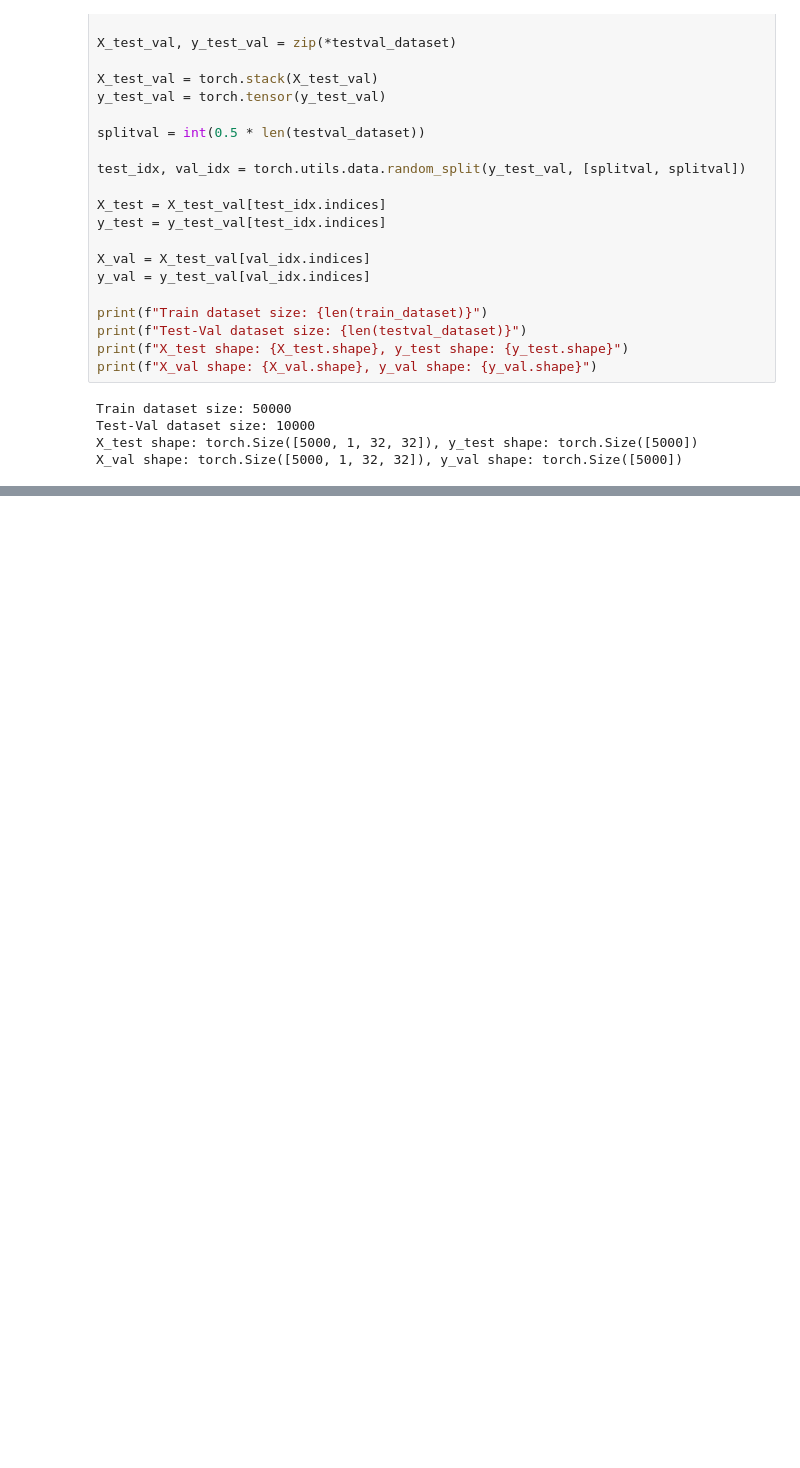
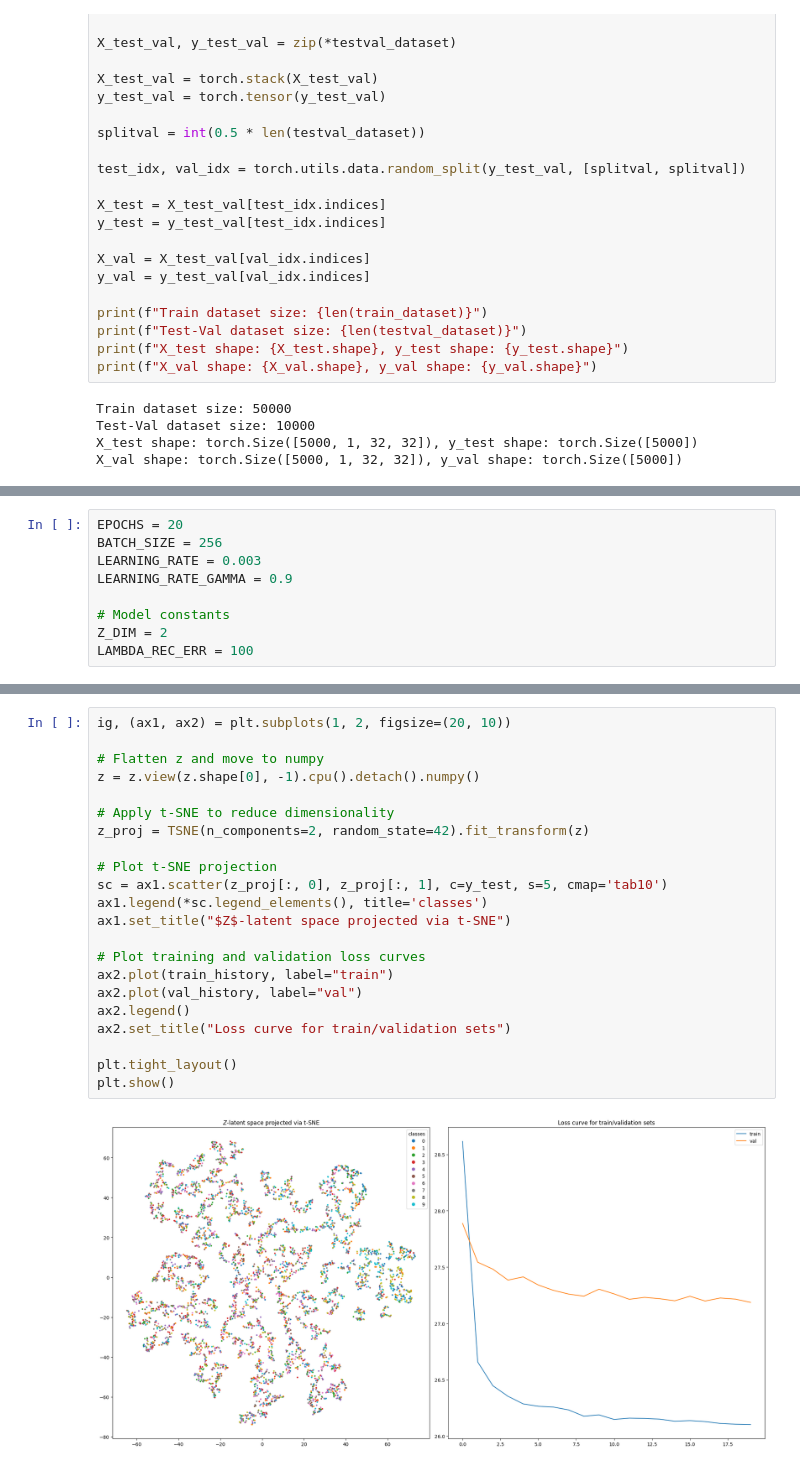
Before and after one commit to thmaz/encoders, a Jupyter notebook: encoders.ipynb, the cells around one changed output, grey strips where cells are left out. Saved outputs shown, nothing was run; the diff lists cells and outputs as text; blank space fills up the shorter version.

```diff
--- a/encoders.ipynb
+++ b/encoders.ipynb
@@ -264,0 +344,9 @@ plt.show()
+# %%
+EPOCHS = 20
+BATCH_SIZE = 256
+LEARNING_RATE = 0.003
+LEARNING_RATE_GAMMA = 0.9
+
+# Model constants
+Z_DIM = 2
+LAMBDA_REC_ERR = 100
@@ -264,0 +419,24 @@ plt.show()
+# %%
+ig, (ax1, ax2) = plt.subplots(1, 2, figsize=(20, 10))
+
+# Flatten z and move to numpy
+z = z.view(z.shape[0], -1).cpu().detach().numpy()
+
+# Apply t-SNE to reduce dimensionality
+z_proj = TSNE(n_components=2, random_state=42).fit_transform(z)
+
+# Plot t-SNE projection
+sc = ax1.scatter(z_proj[:, 0], z_proj[:, 1], c=y_test, s=5, cmap='tab10')
+ax1.legend(*sc.legend_elements(), title='classes')
+ax1.set_title("$Z$-latent space projected via t-SNE")
+
+# Plot training and validation loss curves
+ax2.plot(train_history, label="train")
+ax2.plot(val_history, label="val")
+ax2.legend()
+ax2.set_title("Loss curve for train/validation sets")
+
+plt.tight_layout()
+plt.show()
+# %% [output]
+[figure, added]
```
Also changed, not shown: parts of 11 cells of this notebook.
